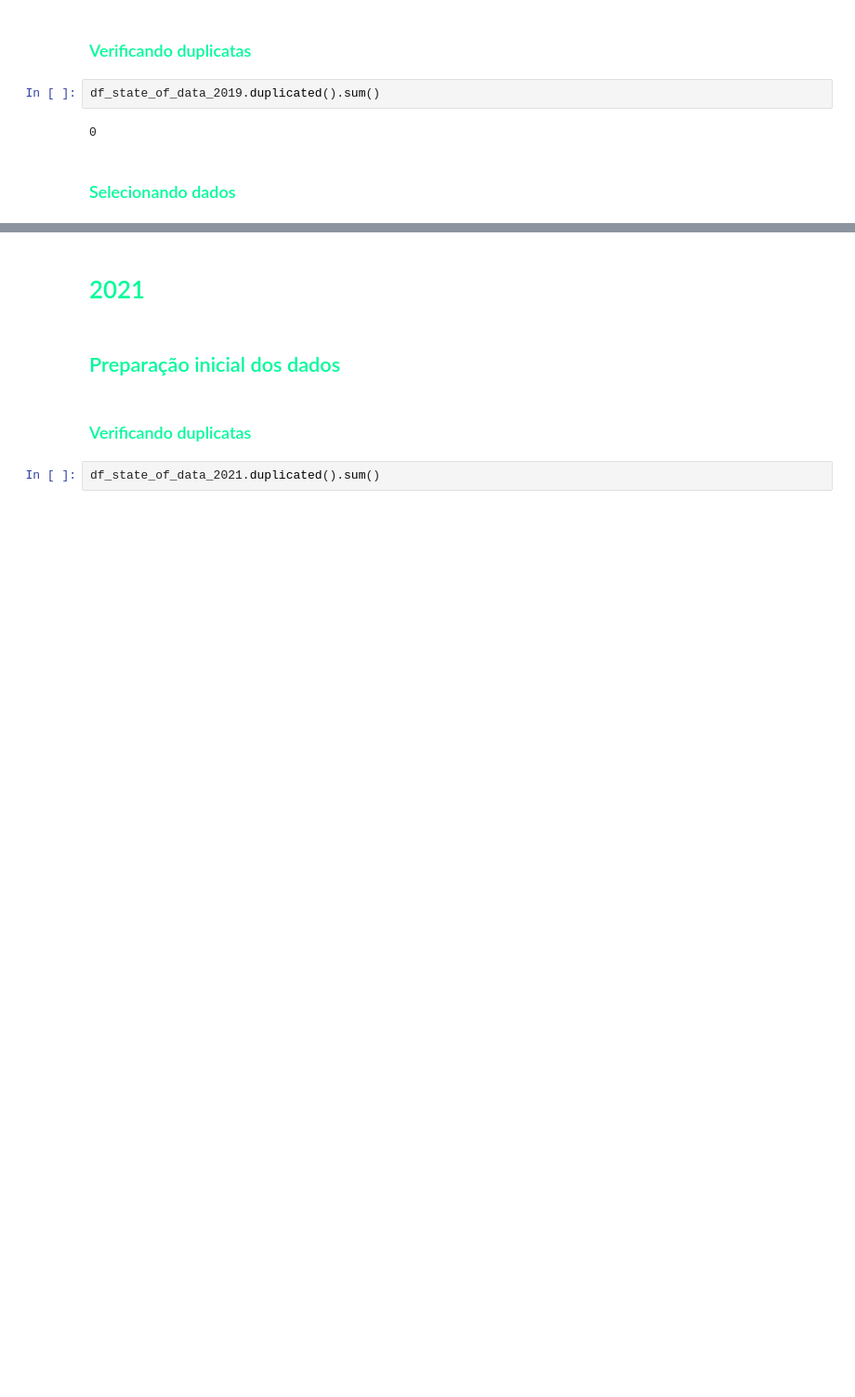
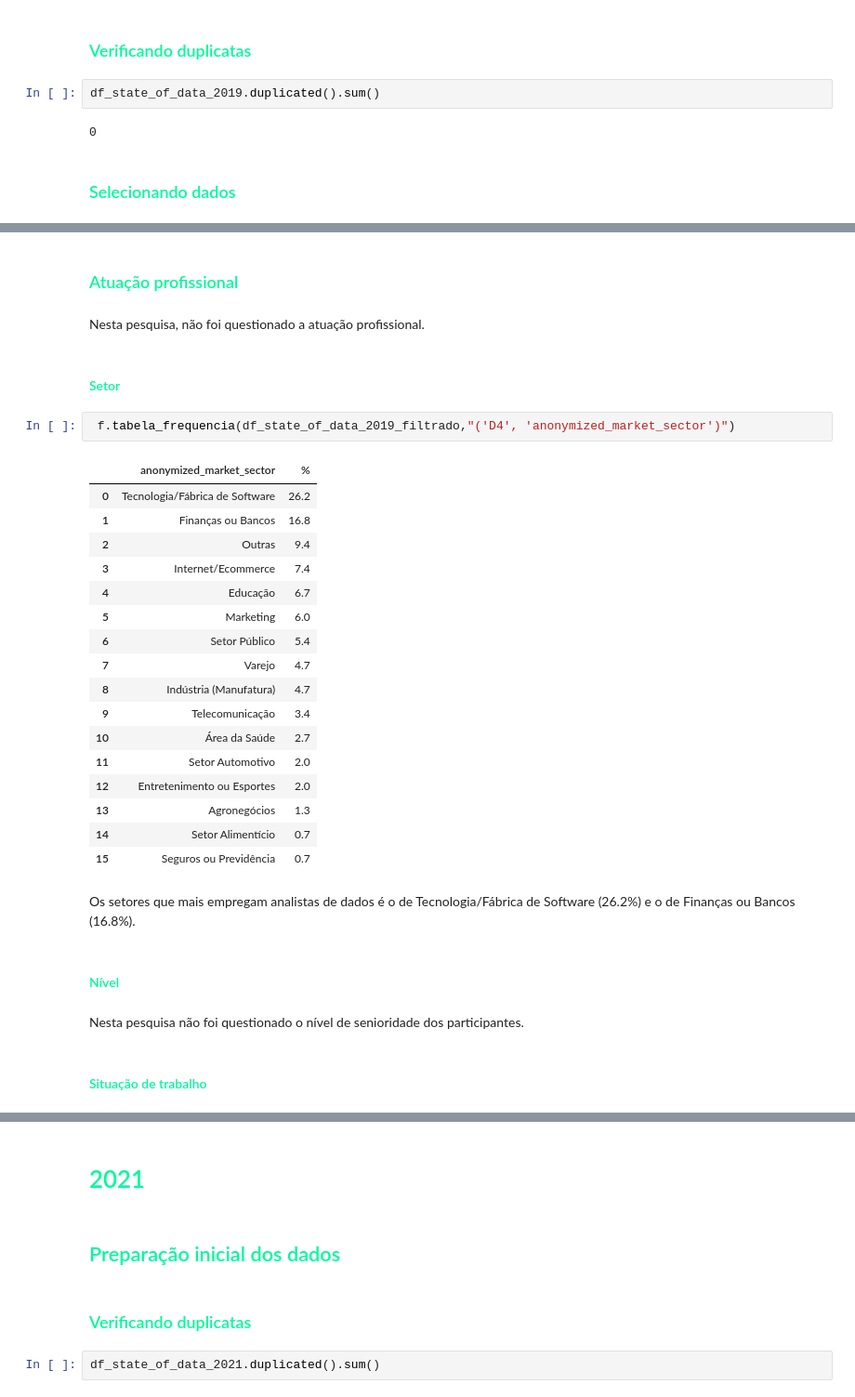
Before and after one commit to FranciscoFoz/state-of-data-2019-2021-2022, a Jupyter notebook: Analise_carreira_analista_de_dados.ipynb, the cells around one changed output, grey strips where cells are left out. Shown at 93% size. Cells and saved outputs as stored; diff of their text form; blank space fills up the shorter version.

```diff
--- a/Analise_carreira_analista_de_dados.ipynb
+++ b/Analise_carreira_analista_de_dados.ipynb
@@ -188,0 +232,34 @@ array(['Empregado (CTL)', 'Estagiário', 'Freelancer',
+# %% [markdown]
+### <font color= MediumSpringGreen> Atuação profissional </font>
+# %% [markdown]
+Nesta pesquisa, não foi questionado a atuação profissional.
+# %% [markdown]
+#### <font color= MediumSpringGreen> Setor </font>
+# %%
+ f.tabela_frequencia(df_state_of_data_2019_filtrado,"('D4', 'anonymized_market_sector')")
+# %% [output]
+|  | anonymized_market_sector | % |
+| 0 | Tecnologia/Fábrica de Software | 26.2 |
+| 1 | Finanças ou Bancos | 16.8 |
+| 2 | Outras | 9.4 |
+| 3 | Internet/Ecommerce | 7.4 |
+| 4 | Educação | 6.7 |
+| 5 | Marketing | 6.0 |
+| 6 | Setor Público | 5.4 |
+| 7 | Varejo | 4.7 |
+| 8 | Indústria (Manufatura) | 4.7 |
+| 9 | Telecomunicação | 3.4 |
+| 10 | Área da Saúde | 2.7 |
+| 11 | Setor Automotivo | 2.0 |
+| 12 | Entretenimento ou Esportes | 2.0 |
+| 13 | Agronegócios | 1.3 |
+| 14 | Setor Alimentício | 0.7 |
+| 15 | Seguros ou Previdência | 0.7 |
+# %% [markdown]
+Os setores que mais empregam analistas de dados é o de Tecnologia/Fábrica de Software (26.2%) e o de Finanças ou Bancos	(16.8%).
+# %% [markdown]
+#### <font color= MediumSpringGreen> Nível </font>
+# %% [markdown]
+Nesta pesquisa não foi questionado o nível de senioridade dos participantes.
+# %% [markdown]
+#### <font color= MediumSpringGreen> Situação de trabalho </font>
```
Also changed, not shown: parts of 53 cells of this notebook.
